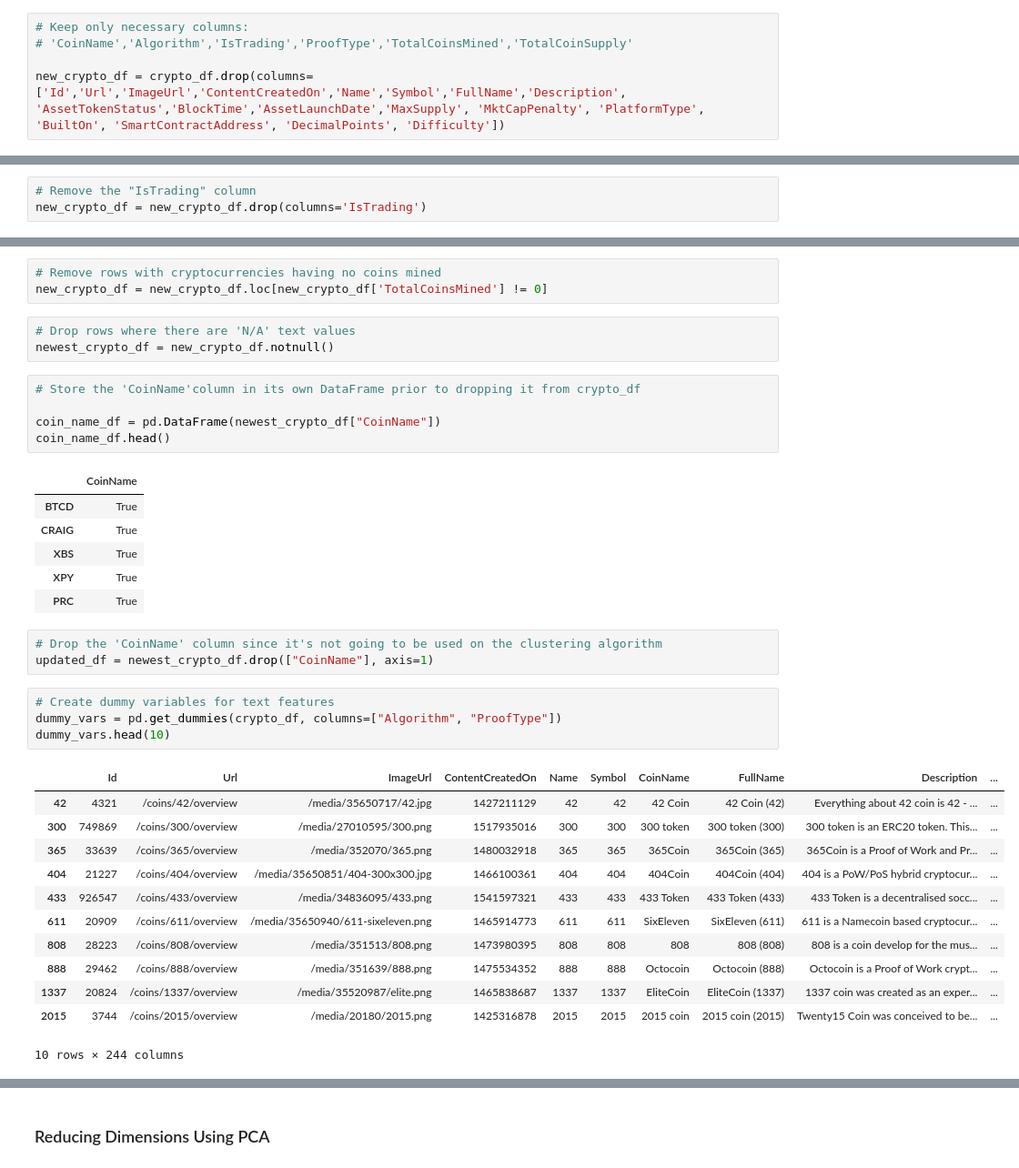
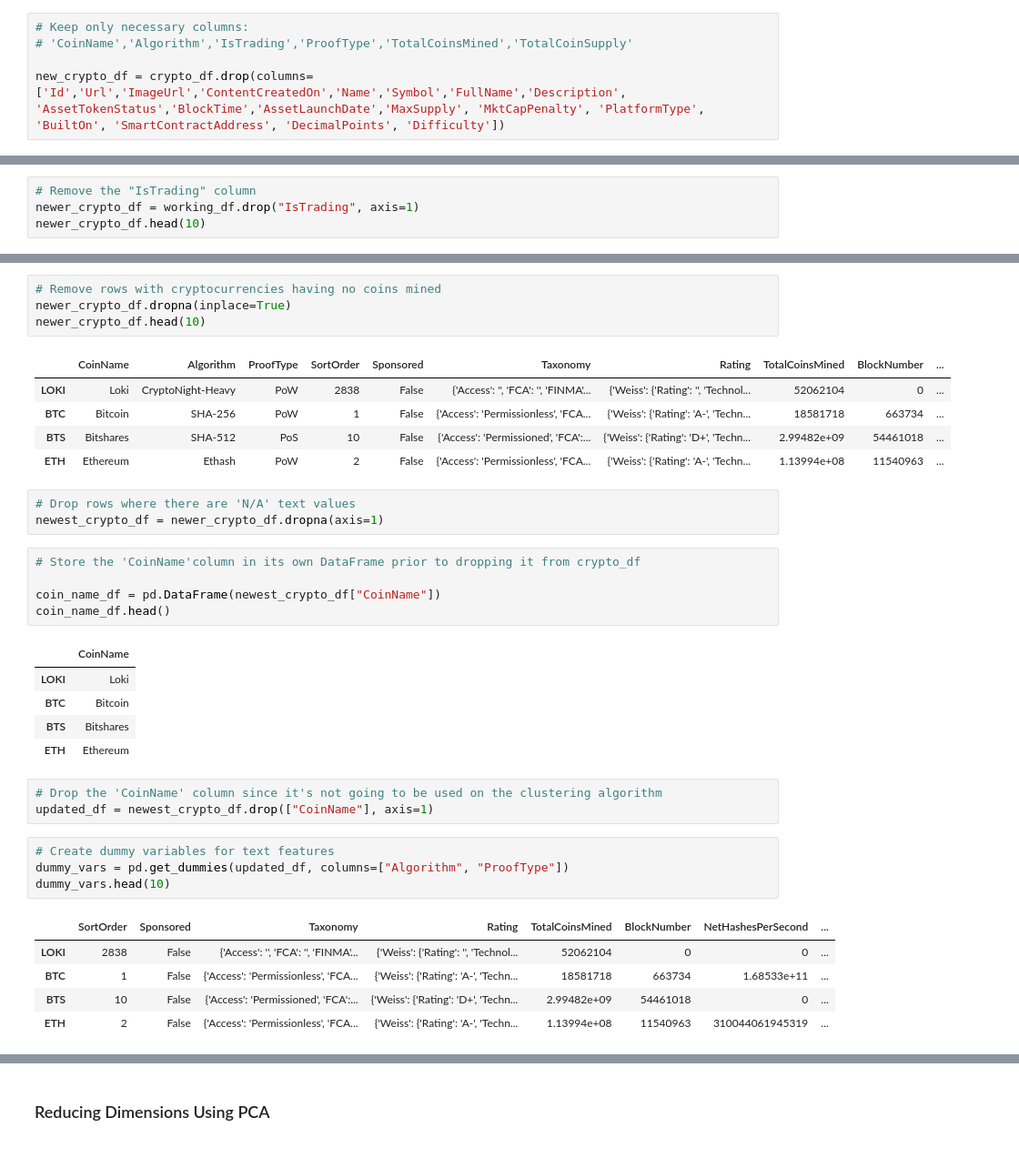
Before and after one commit to dstroe/homework13, a Jupyter notebook: crypto_clustering.ipynb, the cells around one changed output, grey strips where cells are left out. Shown at 91% size. Cells and saved outputs as stored; diff of their text form.

```diff
--- a/crypto_clustering.ipynb
+++ b/crypto_clustering.ipynb
@@ -54,3 +80,4 @@ new_crypto_df = new_crypto_df.loc[new_crypto_df['Algorithm'] != 'N/A']
 # %%
 # Remove the "IsTrading" column
-new_crypto_df = new_crypto_df.drop(columns='IsTrading')
+newer_crypto_df = working_df.drop("IsTrading", axis=1)
+newer_crypto_df.head(10)
@@ -73,9 +112,16 @@ new_crypto_df.head(10)
 # %%
 # Remove rows with cryptocurrencies having no coins mined
-new_crypto_df = new_crypto_df.loc[new_crypto_df['TotalCoinsMined'] != 0]
+newer_crypto_df.dropna(inplace=True)
+newer_crypto_df.head(10)
+# %% [output]
+|  | CoinName | Algorithm | ProofType | SortOrder | Sponsored | Taxonomy | Rating | TotalCoinsMined | BlockNumber | ... |
+| LOKI | Loki | CryptoNight-Heavy | PoW | 2838 | False | {'Access': '', 'FCA': '', 'FINMA'... | {'Weiss': {'Rating': '', 'Technol... | 52062104 | 0 | ... |
+| BTC | Bitcoin | SHA-256 | PoW | 1 | False | {'Access': 'Permissionless', 'FCA... | {'Weiss': {'Rating': 'A-', 'Techn... | 18581718 | 663734 | ... |
+| BTS | Bitshares | SHA-512 | PoS | 10 | False | {'Access': 'Permissioned', 'FCA':... | {'Weiss': {'Rating': 'D+', 'Techn... | 2.99482e+09 | 54461018 | ... |
+| ETH | Ethereum | Ethash | PoW | 2 | False | {'Access': 'Permissionless', 'FCA... | {'Weiss': {'Rating': 'A-', 'Techn... | 1.13994e+08 | 11540963 | ... |
 # %%
 # Drop rows where there are 'N/A' text values
-newest_crypto_df = new_crypto_df.notnull()
+newest_crypto_df = newer_crypto_df.dropna(axis=1)
 # %%
 # Store the 'CoinName'column in its own DataFrame prior to dropping it from crypto_df
 
@@ -83,31 +129,23 @@ coin_name_df = pd.DataFrame(newest_crypto_df["CoinName"])
 coin_name_df.head()
 # %% [output]
 |  | CoinName |
-| BTCD | True |
-| CRAIG | True |
-| XBS | True |
-| XPY | True |
-| PRC | True |
+| LOKI | Loki |
+| BTC | Bitcoin |
+| BTS | Bitshares |
+| ETH | Ethereum |
 # %%
 # Drop the 'CoinName' column since it's not going to be used on the clustering algorithm
 updated_df = newest_crypto_df.drop(["CoinName"], axis=1)
 # %%
 # Create dummy variables for text features
-dummy_vars = pd.get_dummies(crypto_df, columns=["Algorithm", "ProofType"])
+dummy_vars = pd.get_dummies(updated_df, columns=["Algorithm", "ProofType"])
 dummy_vars.head(10)
 # %% [output]
-|  | Id | Url | ImageUrl | ContentCreatedOn | Name | Symbol | CoinName | FullName | Description | ... |
-| 42 | 4321 | /coins/42/overview | /media/35650717/42.jpg | 1427211129 | 42 | 42 | 42 Coin | 42 Coin (42) | Everything about 42 coin is 42 - ... | ... |
-| 300 | 749869 | /coins/300/overview | /media/27010595/300.png | 1517935016 | 300 | 300 | 300 token | 300 token (300) | 300 token is an ERC20 token. This... | ... |
-| 365 | 33639 | /coins/365/overview | /media/352070/365.png | 1480032918 | 365 | 365 | 365Coin | 365Coin (365) | 365Coin is a Proof of Work and Pr... | ... |
-| 404 | 21227 | /coins/404/overview | /media/35650851/404-300x300.jpg | 1466100361 | 404 | 404 | 404Coin | 404Coin (404) | 404 is a PoW/PoS hybrid cryptocur... | ... |
-| 433 | 926547 | /coins/433/overview | /media/34836095/433.png | 1541597321 | 433 | 433 | 433 Token | 433 Token (433) | 433 Token is a decentralised socc... | ... |
-| 611 | 20909 | /coins/611/overview | /media/35650940/611-sixeleven.png | 1465914773 | 611 | 611 | SixEleven | SixEleven (611) | 611 is a Namecoin based cryptocur... | ... |
-| 808 | 28223 | /coins/808/overview | /media/351513/808.png | 1473980395 | 808 | 808 | 808 | 808 (808) | 808 is a coin develop for the mus... | ... |
-| 888 | 29462 | /coins/888/overview | /media/351639/888.png | 1475534352 | 888 | 888 | Octocoin | Octocoin (888) | Octocoin is a Proof of Work crypt... | ... |
-| 1337 | 20824 | /coins/1337/overview | /media/35520987/elite.png | 1465838687 | 1337 | 1337 | EliteCoin | EliteCoin (1337) | 1337 coin was created as an exper... | ... |
-| 2015 | 3744 | /coins/2015/overview | /media/20180/2015.png | 1425316878 | 2015 | 2015 | 2015 coin | 2015 coin (2015) | Twenty15 Coin was conceived to be... | ... |
+|  | SortOrder | Sponsored | Taxonomy | Rating | TotalCoinsMined | BlockNumber | NetHashesPerSecond | ... |
+| LOKI | 2838 | False | {'Access': '', 'FCA': '', 'FINMA'... | {'Weiss': {'Rating': '', 'Technol... | 52062104 | 0 | 0 | ... |
+| BTC | 1 | False | {'Access': 'Permissionless', 'FCA... | {'Weiss': {'Rating': 'A-', 'Techn... | 18581718 | 663734 | 1.68533e+11 | ... |
+| BTS | 10 | False | {'Access': 'Permissioned', 'FCA':... | {'Weiss': {'Rating': 'D+', 'Techn... | 2.99482e+09 | 54461018 | 0 | ... |
+| ETH | 2 | False | {'Access': 'Permissionless', 'FCA... | {'Weiss': {'Rating': 'A-', 'Techn... | 1.13994e+08 | 11540963 | 310044061945319 | ... |
-10 rows × 244 columns
 # %%
 # Standardize data
 X_scaled = StandardScaler().fit_transform(dummy_vars)
```
Also changed, not shown: parts of 6 cells of this notebook.
